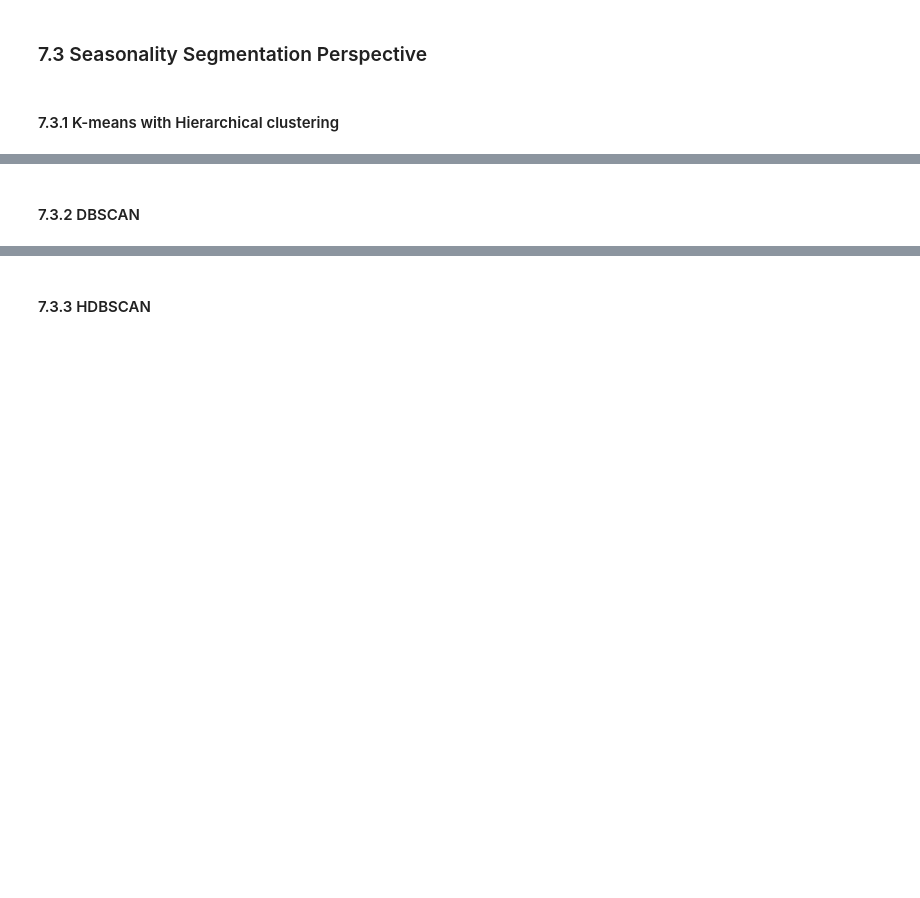
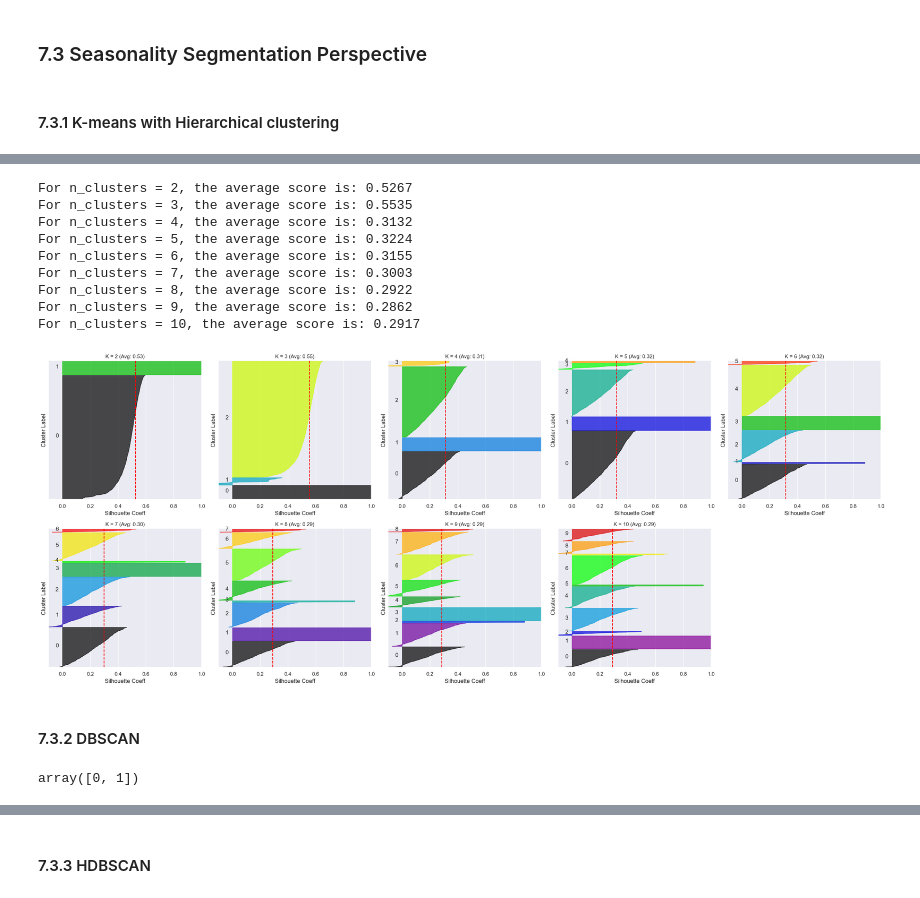
Before and after one commit to brunacaetanofs/DM_Project_Final, a Jupyter notebook: 16_10_DM.ipynb, the cells around one changed output, grey strips where cells are left out. Saved outputs shown, nothing was run; the diff lists cells and outputs as text; code cells hidden in the pictures; blank space fills up the shorter version.

Commit message:
New perspective with all clusters trails

```diff
--- a/16_10_DM.ipynb
+++ b/16_10_DM.ipynb
@@ -1990,5 +1992,10 @@ dtype: int64
 #### 7.2.5 Gaussian Mixture Model
 # %% [markdown]
 ### 7.3 Seasonality Segmentation Perspective
+# %%
+features_season = clustering_perspectives['Seasonality_Segmentation']
 # %% [markdown]
 #### 7.3.1 K-means with Hierarchical clustering
+# %%
+df_season_kmeans_hc = customer[features_season].copy()
+df_season_kmeans_hc
@@ -1995,2 +2043,17 @@ dtype: int64
+# %%
+df_sample_season_viz = df_season_kmeans_hc.sample(n=3000, random_state=42)
+# %%
+func.visualize_silhouette_graf(df_sample_season_viz, range_clusters=range(2, 11))
+# %% [output]
+For n_clusters = 2, the average score is: 0.5267
+For n_clusters = 3, the average score is: 0.5535
+For n_clusters = 4, the average score is: 0.3132
+For n_clusters = 5, the average score is: 0.3224
+For n_clusters = 6, the average score is: 0.3155
+For n_clusters = 7, the average score is: 0.3003
+For n_clusters = 8, the average score is: 0.2922
+For n_clusters = 9, the average score is: 0.2862
+For n_clusters = 10, the average score is: 0.2917
+[figure, added]
 # %% [markdown]
 #### 7.3.2 DBSCAN
@@ -1996,0 +2063,4 @@ dtype: int64
+# %%
+np.unique(df_season_dbscan)
+# %% [output]
+array([0, 1])
```
Also changed, not shown: parts of 34 cells of this notebook.
